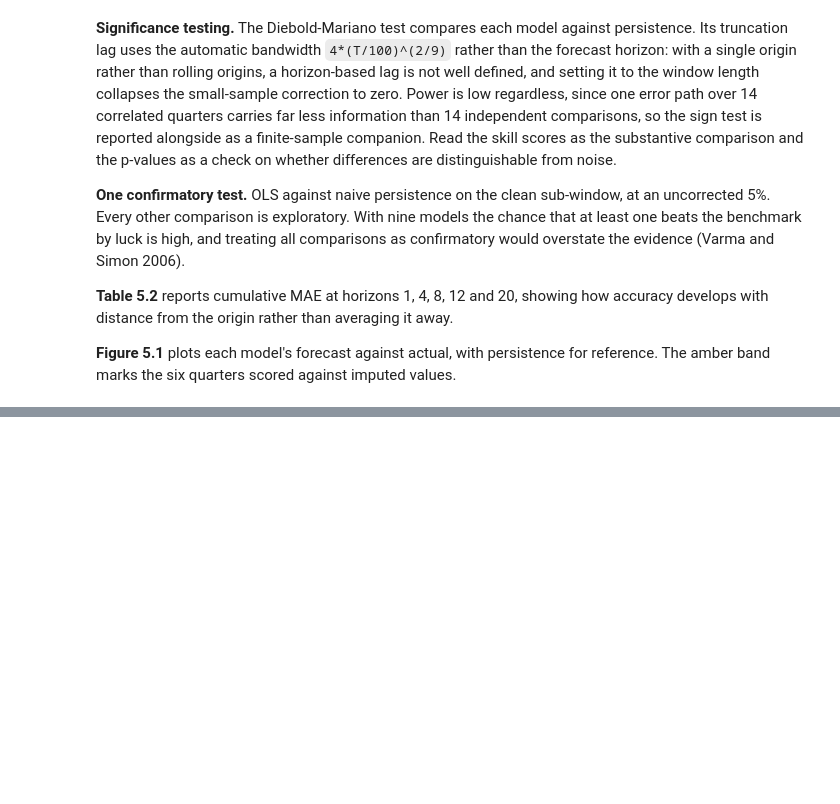
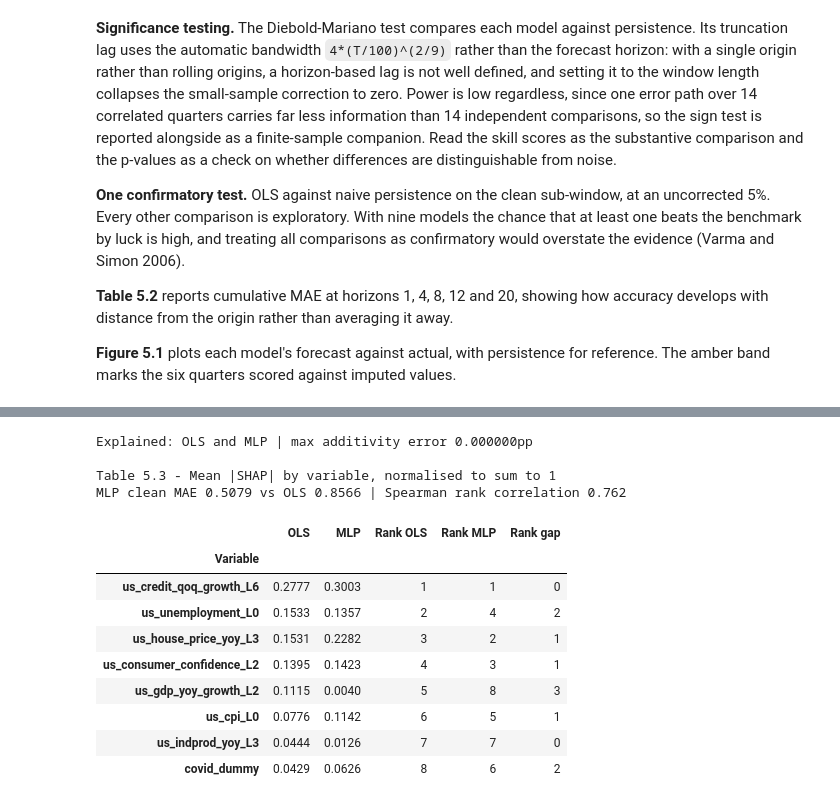
Before and after one commit to hogandan85/ST-498, a Jupyter notebook: Code/03b_Stage2_ML.ipynb, the cells around one changed output, grey strips where cells are left out. Saved outputs shown, nothing was run; the diff lists cells and outputs as text; code cells hidden in the pictures; blank space fills up the shorter version.

```diff
--- a/Code/03b_Stage2_ML.ipynb
+++ b/Code/03b_Stage2_ML.ipynb
@@ -1635,0 +1638,65 @@ print(f'shap {shap.__version__}')
+# %%
+# 5.7 - Table 5.3 SHAP decomposition, OLS vs best challenger
+# The best ML model outperforms OLS on the clean sub-window. SHAP attributes each model's
+# prediction to its inputs, so the two can be compared on the same basis: does the
+# challenger use the same variables differently, or different variables?
+import shap
+
+best_ml = clean_tbl.drop(index=['OLS'] + list(BENCHMARKS), errors='ignore').index[0]
+
+X_tr, y_tr = mats_primary['train'][0], mats_primary['train'][1]
+feats      = FEATURES_EQ511
+
+# OLS is linear, so its SHAP values are exact and analytic: beta_j * (x_j - mean(x_j)).
+# Both terms are on the original scale, giving contributions in percentage points.
+beta     = np.asarray(results['OLS']['model'].params[1:])
+shap_ols = (X_tr - X_tr.mean(axis=0)) * beta
+
+# The challenger was fitted on scaled inputs, so it is explained on the same scale.
+# KernelExplainer is model-agnostic; the background set is reduced by k-means to keep
+# runtime manageable. Output is still in percentage points.
+sc      = results[best_ml]['scaler']
+Xs      = sc.transform(X_tr)
+expl    = shap.KernelExplainer(results[best_ml]['model'].predict, shap.kmeans(Xs, 25))
+shap_ml = np.asarray(expl.shap_values(Xs, silent=True))
+
+# SHAP is additive: baseline plus contributions must reconstruct the prediction. A large
+# error here means the explainer has not converged and the attribution is unreliable.
+recon = np.abs(shap_ml.sum(axis=1) + expl.expected_value
+               - results[best_ml]['train_pred']).max()
+print(f'Explained: OLS and {best_ml} | max additivity error {recon:.6f}pp')
+
+def norm(v):
+    v = np.clip(v, 0, None)
+    return v / v.sum()
+
+imp = pd.DataFrame({
+    'Variable': feats,
+    'OLS':      norm(np.abs(shap_ols).mean(axis=0)).round(4),
+    best_ml:    norm(np.abs(shap_ml).mean(axis=0)).round(4),
+})
+imp['Rank OLS']        = imp['OLS'].rank(ascending=False).astype(int)
+imp[f'Rank {best_ml}'] = imp[best_ml].rank(ascending=False).astype(int)
+imp['Rank gap']        = (imp['Rank OLS'] - imp[f'Rank {best_ml}']).abs()
+imp = imp.sort_values('OLS', ascending=False)
+
+rho = stats.spearmanr(imp['OLS'], imp[best_ml]).statistic
+print(f'\nTable 5.3 - Mean |SHAP| by variable, normalised to sum to 1')
+print(f'{best_ml} clean MAE {clean_tbl.loc[best_ml, "MAE"]:.4f} vs '
+      f'OLS {clean_tbl.loc["OLS", "MAE"]:.4f} | Spearman rank correlation {rho:.3f}')
+display(imp.set_index('Variable'))
+# %% [output]
+Explained: OLS and MLP | max additivity error 0.000000pp
+
+Table 5.3 - Mean |SHAP| by variable, normalised to sum to 1
+MLP clean MAE 0.5079 vs OLS 0.8566 | Spearman rank correlation 0.762
+|  | OLS | MLP | Rank OLS | Rank MLP | Rank gap |
+| Variable |  |  |  |  |  |
+| us_credit_qoq_growth_L6 | 0.2777 | 0.3003 | 1 | 1 | 0 |
+| us_unemployment_L0 | 0.1533 | 0.1357 | 2 | 4 | 2 |
+| us_house_price_yoy_L3 | 0.1531 | 0.2282 | 3 | 2 | 1 |
+| us_consumer_confidence_L2 | 0.1395 | 0.1423 | 4 | 3 | 1 |
+| us_gdp_yoy_growth_L2 | 0.1115 | 0.0040 | 5 | 8 | 3 |
+| us_cpi_L0 | 0.0776 | 0.1142 | 6 | 5 | 1 |
+| us_indprod_yoy_L3 | 0.0444 | 0.0126 | 7 | 7 | 0 |
+| covid_dummy | 0.0429 | 0.0626 | 8 | 6 | 2 |
```
Also changed, not shown: parts of 60 cells of this notebook.
